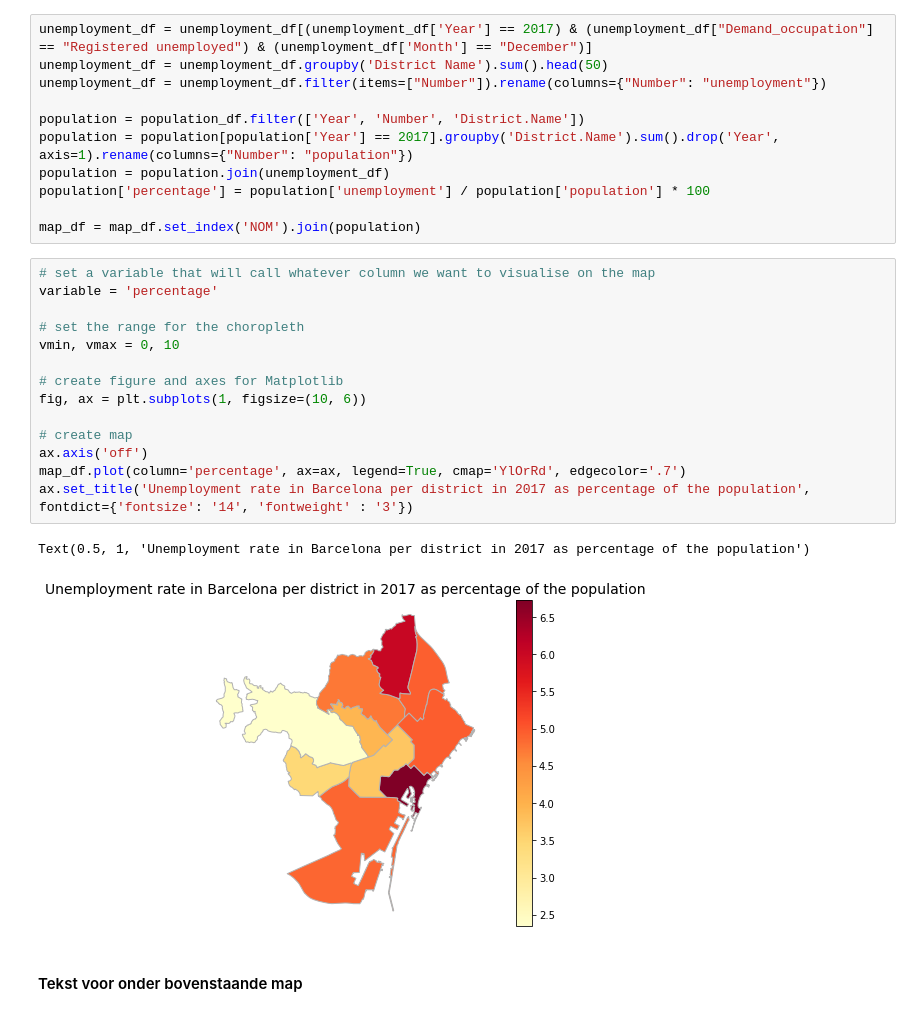
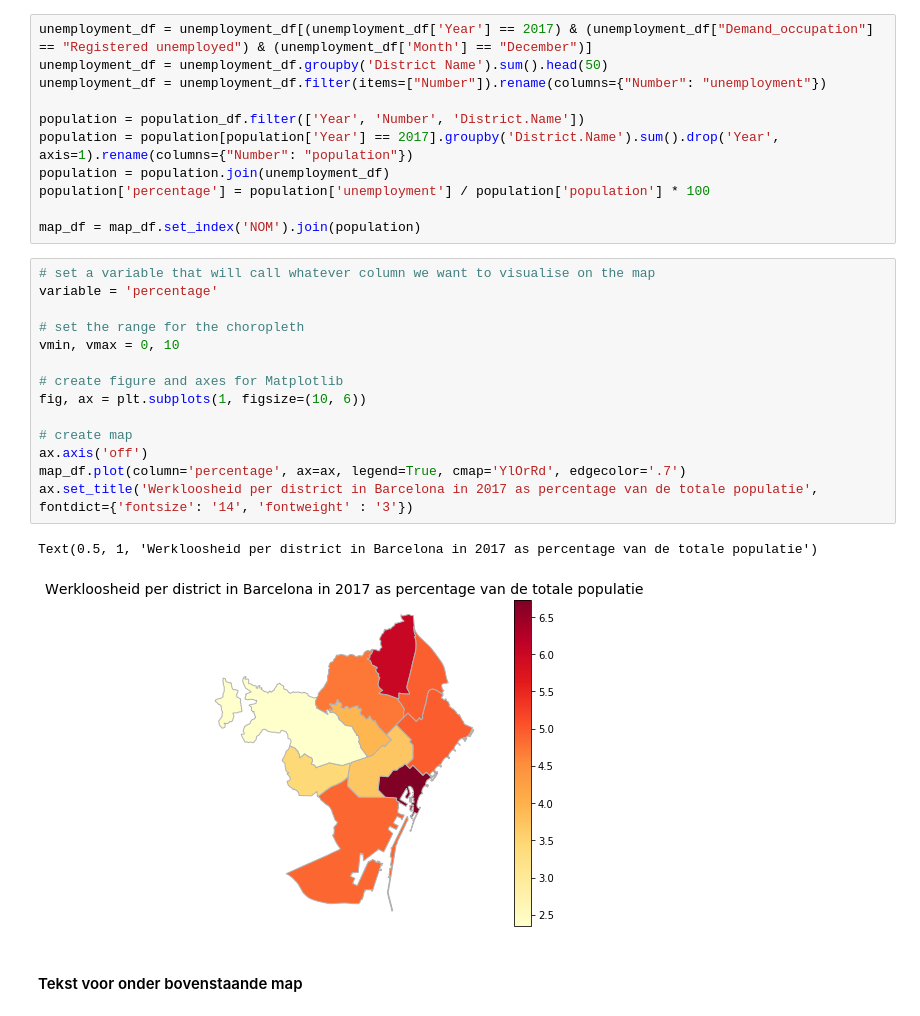
Before and after one commit to sanderoud/Data-Stories, a Jupyter notebook: Data stories.ipynb, the cells around one changed output. Drawn from its saved outputs; the diff is of its cells as text.

```diff
--- a/Data stories.ipynb
+++ b/Data stories.ipynb
@@ -54,20 +54,20 @@ map_df = map_df.set_index('NOM').join(population)
 # %%
 # set a variable that will call whatever column we want to visualise on the map
 variable = 'percentage'
 
 # set the range for the choropleth
 vmin, vmax = 0, 10
 
 # create figure and axes for Matplotlib
 fig, ax = plt.subplots(1, figsize=(10, 6))
 
 # create map
 ax.axis('off')
 map_df.plot(column='percentage', ax=ax, legend=True, cmap='YlOrRd', edgecolor='.7')
-ax.set_title('Unemployment rate in Barcelona per district in 2017 as percentage of the population', fontdict={'fontsize': '14', 'fontweight' : '3'})
+ax.set_title('Werkloosheid per district in Barcelona in 2017 as percentage van de totale populatie', fontdict={'fontsize': '14', 'fontweight' : '3'})
 # %% [output]
-Text(0.5, 1, 'Unemployment rate in Barcelona per district in 2017 as percentage of the population')
+Text(0.5, 1, 'Werkloosheid per district in Barcelona in 2017 as percentage van de totale populatie')
-[figure, old version]
+[figure, new version]
 # %% [markdown]
 #### Tekst voor onder bovenstaande map
 # %%
```
Also changed, not shown: parts of 9 cells of this notebook.
